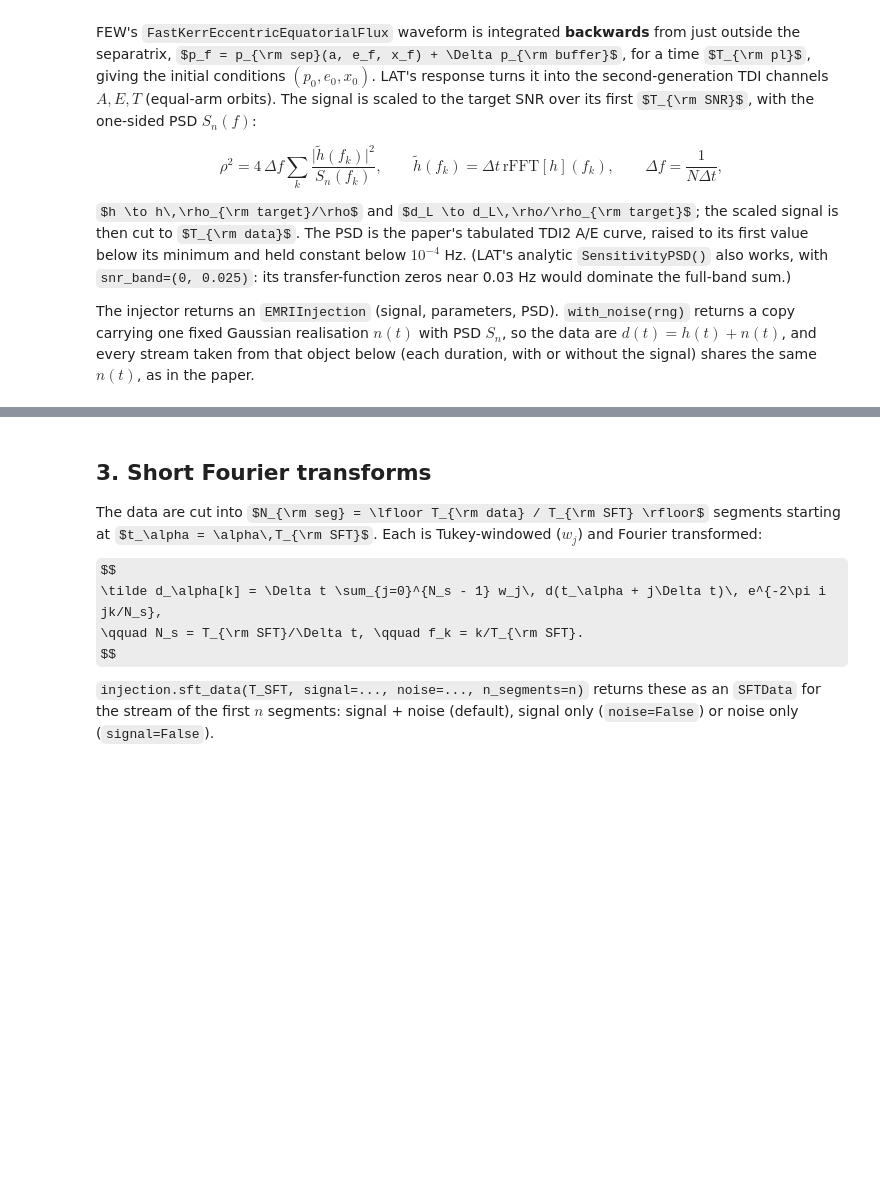
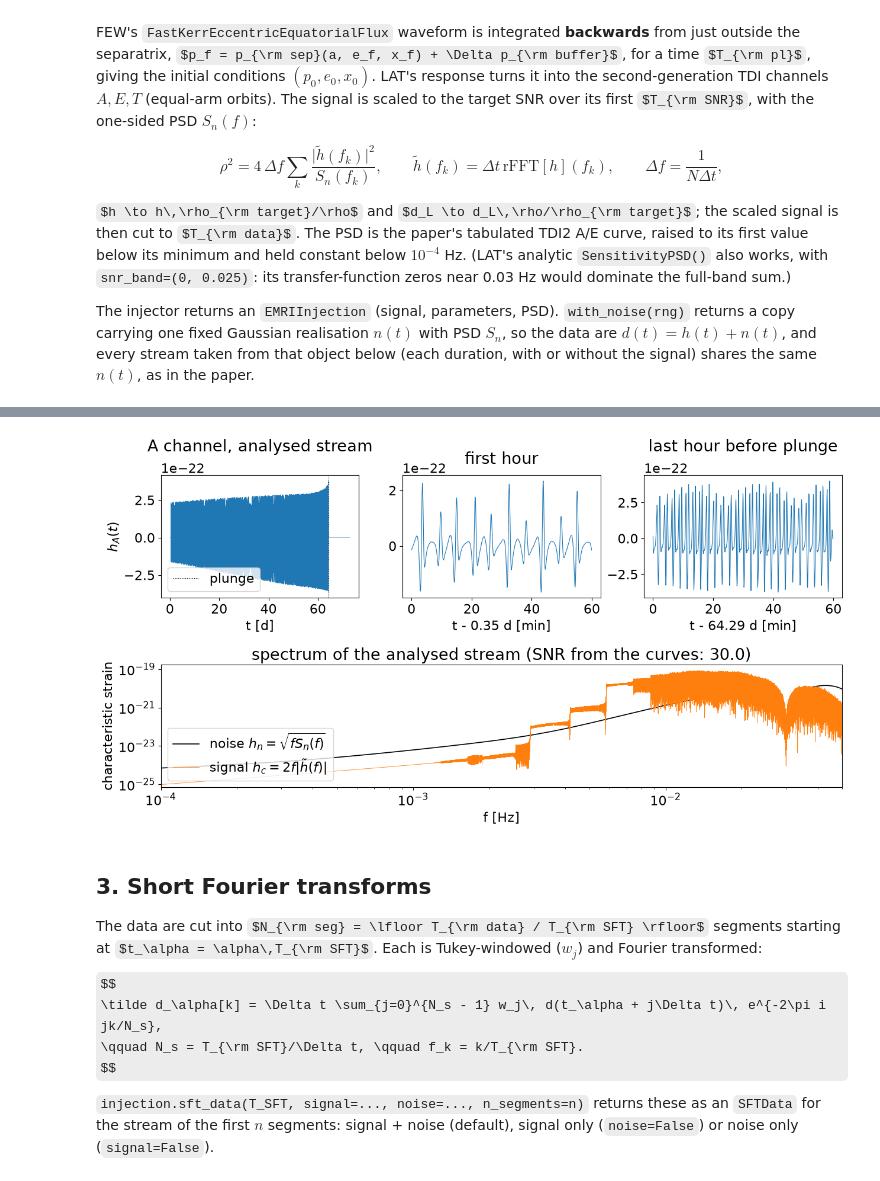
Before and after one commit to Pratyusava/lisa-analysis-tools, a Jupyter notebook: scripts/emri_search/emri_search_lorenzo.ipynb, the cells around one changed output, grey strips where cells are left out. Drawn from its saved outputs; the diff is of its cells as text; code cells hidden in the pictures; some formulas as TeX source; blank space fills up the shorter version.

```diff
--- a/scripts/emri_search/emri_search_lorenzo.ipynb
+++ b/scripts/emri_search/emri_search_lorenzo.ipynb
@@ -300,3 +308,36 @@ SNR of the analysed 0.2 yr: 30.00  (target 30.0 over 0.2 yr)
+# %%
+h_A = injection.signal[0]
+t_days = injection.times / 86400
+t_plunge = T_PL * YRSID_SI / 86400
+fd_sig = injection.fd_data(noise=False, min_freq=1e-4, max_freq=5e-2)
+
+fig = plt.figure(figsize=(13, 7))
+gs = fig.add_gridspec(2, 3)
+ax = fig.add_subplot(gs[0, 0])
+step = max(1, h_A.size // 200_000)
+ax.plot(t_days[::step], h_A[::step], lw=0.3)
+ax.axvline(t_plunge, color="k", ls=":", lw=0.8, label="plunge")
+ax.set_xlabel("t [d]"); ax.set_ylabel(r"$h_A(t)$"); ax.set_title("A channel, analysed stream", pad=14); ax.legend()
+in_band = np.flatnonzero(np.abs(h_A) > 0)
+hour = 1 / 24
+for col, (t0, title) in enumerate(((t_days[in_band[0]], "first hour"),
+                                   (min(t_plunge, t_days[in_band[-1]]) - hour, "last hour before plunge")), start=1):
+    ax = fig.add_subplot(gs[0, col])
+    sel = (t_days >= t0) & (t_days < t0 + hour)
+    ax.plot((t_days[sel] - t0) * 1440, h_A[sel], lw=0.8)
+    ax.set_xlabel(f"t - {t0:.2f} d [min]"); ax.set_title(title, pad=14)
+ax = fig.add_subplot(gs[1, :])
+f = fd_sig.freqs
+h_c, h_n = 2 * f * np.abs(fd_sig.fd[0]), np.sqrt(f * psd(f))
+ax.loglog(f, h_n, "k", lw=1.2, label=r"noise $h_n = \sqrt{f S_n(f)}$")
+ax.loglog(f, h_c, "C1", lw=0.6, label=r"signal $h_c = 2f|\tilde h(f)|$")
+ax.set_xlim(1e-4, 5e-2); ax.set_ylim(h_n.min() / 10, None)
+ax.set_xlabel("f [Hz]"); ax.set_ylabel("characteristic strain"); ax.legend(loc="lower left")
+snr_check = np.sqrt(4 * np.sum(np.abs(fd_sig.fd[0]) ** 2 / psd(f)) * fd_sig.df)
+ax.set_title(f"spectrum of the analysed stream (SNR from the curves: {snr_check:.1f})")
+plt.tight_layout()
+# %% [output]
+[figure, added]
 # %% [markdown]
 ## 3. Short Fourier transforms
 
```
Also changed, not shown: parts of 2 cells of this notebook, 1 other file.
